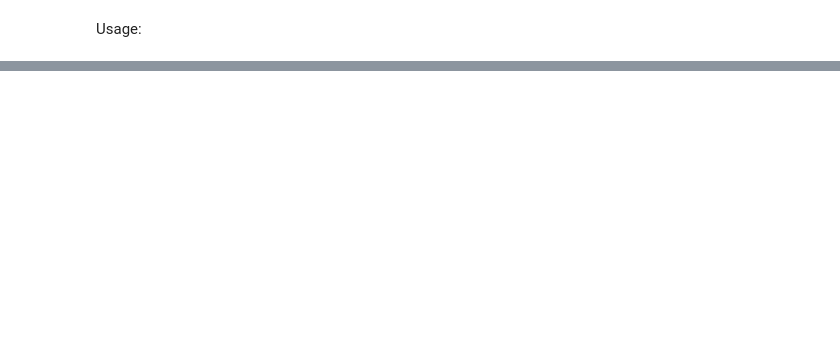
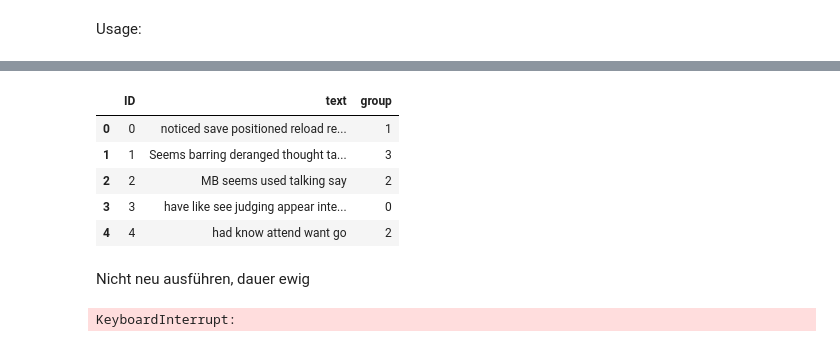
Before and after one commit to IchJonas/KI-Python, a Jupyter notebook: Gruppenprojekt 1/preprocess.ipynb, the cells around one changed output, grey strips where cells are left out. Drawn from its saved outputs; the diff is of its cells as text; code cells hidden in the pictures; blank space fills up the shorter version.

```diff
--- a/Gruppenprojekt 1/preprocess.ipynb
+++ b/Gruppenprojekt 1/preprocess.ipynb
@@ -43,0 +73,5 @@ def nouns(text):
+# %%
+def verbs(text):
+    doc = nlp(text)
+    text = ' '.join([token.text for token in doc if token.pos_ == "VERB"])
+    return text
@@ -143,0 +233,23 @@ dataNounTest.head()
+# %%
+dataVerb = dataOrigin
+dataVerb['text'] = dataVerb['text'].astype(str).apply(verbs)
+dataVerb.to_csv("preprocessed/dataVerb.csv", index=False, sep=";")
+dataVerbTest = pd.read_csv("preprocessed/dataVerb.csv", on_bad_lines='skip', sep=';')
+dataVerbTest.head()
+# %% [output]
+|  | ID | text | group |
+| 0 | 0 | noticed save positioned reload re... | 1 |
+| 1 | 1 | Seems barring deranged thought ta... | 3 |
+| 2 | 2 | MB seems used talking say | 2 |
+| 3 | 3 | have like see judging appear inte... | 0 |
+| 4 | 4 | had know attend want go | 2 |
+# %% [markdown]
+Nicht neu ausführen, dauer ewig
+# %%
+dataCorrected = dataOrigin
+dataCorrected['text'] = dataCorrected['text'].astype(str).apply(korrigiere_text)
+dataCorrected.to_csv("preprocessed/dataRechtschreibung.csv", index=False, sep=";")
+dataCorrectedTest = pd.read_csv("preprocessed/dataRechtschreibung.csv", on_bad_lines='skip', sep=';')
+dataCorrectedTest.head()
+# %% [output]
+KeyboardInterrupt:
```
Also changed, not shown: parts of 33 cells of this notebook.
